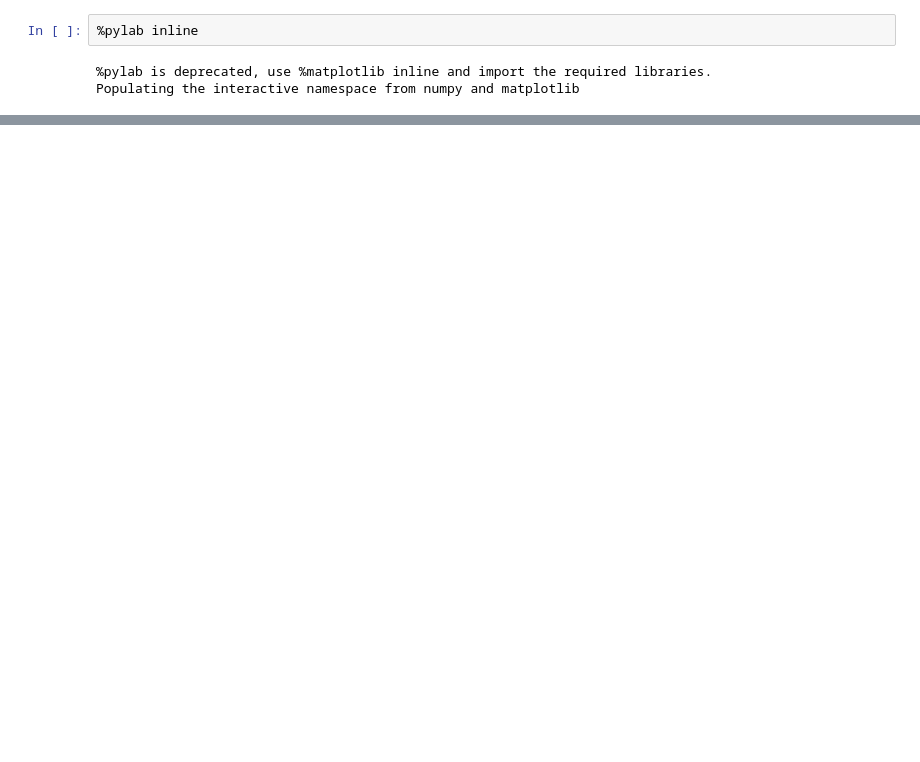
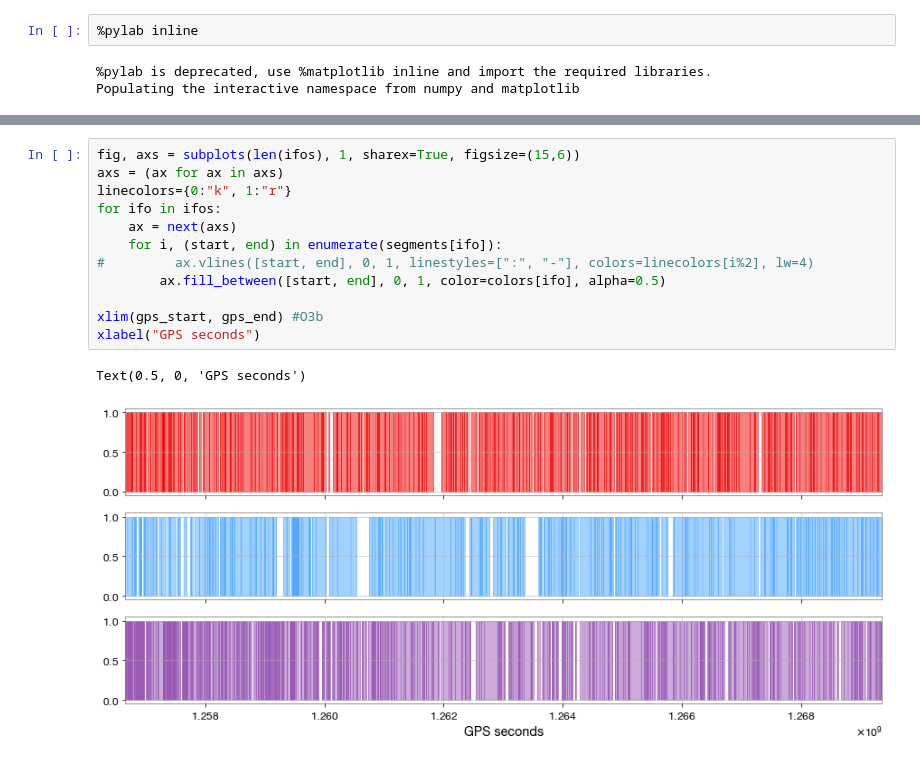
Before and after one commit to millsjc/pycbc, a Jupyter notebook: test_hm/playground/find_available_data.ipynb, the cells around one changed output, grey strips where cells are left out. Saved outputs shown, nothing was run; the diff lists cells and outputs as text; blank space fills up the shorter version.

```diff
--- a/test_hm/playground/find_available_data.ipynb
+++ b/test_hm/playground/find_available_data.ipynb
@@ -20,0 +180,15 @@ IgwnAuthError: could not find an RFC-3820 compliant X.509 credential, please gen
+# %%
+fig, axs = subplots(len(ifos), 1, sharex=True, figsize=(15,6))
+axs = (ax for ax in axs)
+linecolors={0:"k", 1:"r"}
+for ifo in ifos:
+    ax = next(axs)
+    for i, (start, end) in enumerate(segments[ifo]):
+#         ax.vlines([start, end], 0, 1, linestyles=[":", "-"], colors=linecolors[i%2], lw=4)
+        ax.fill_between([start, end], 0, 1, color=colors[ifo], alpha=0.5)
+
+xlim(gps_start, gps_end) #O3b
+xlabel("GPS seconds")
+# %% [output]
+Text(0.5, 0, 'GPS seconds')
+[figure, added]
```
Also changed, not shown: parts of 17 cells of this notebook.
